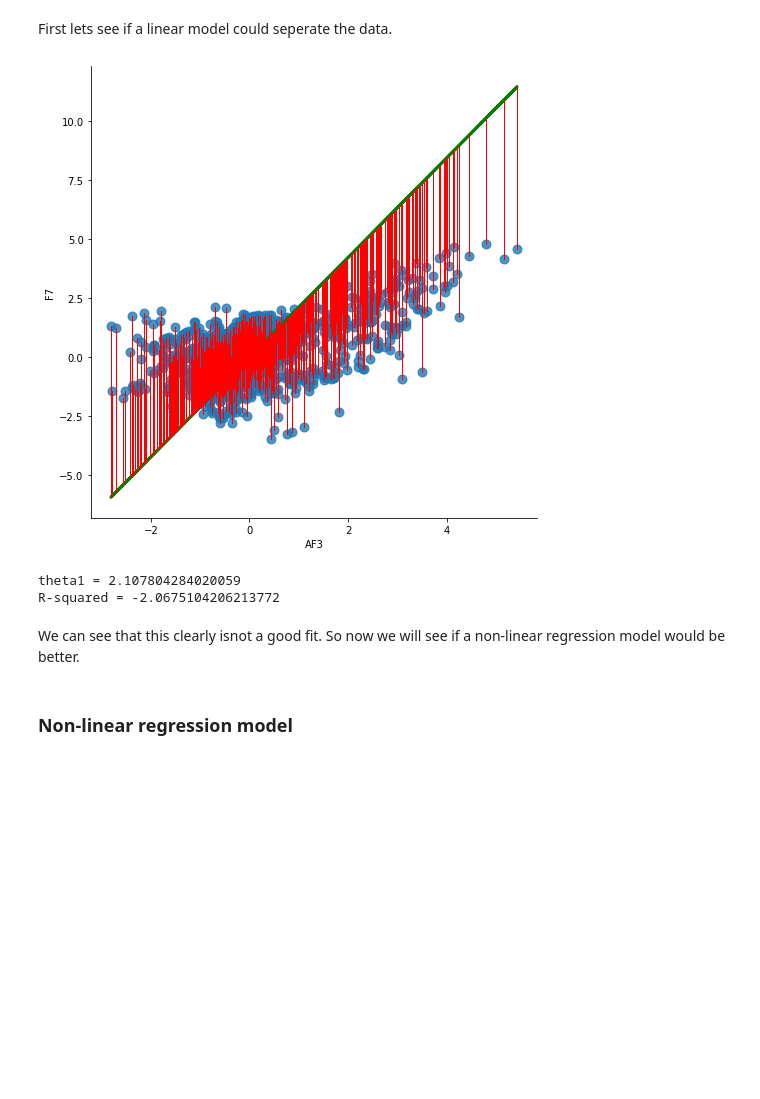
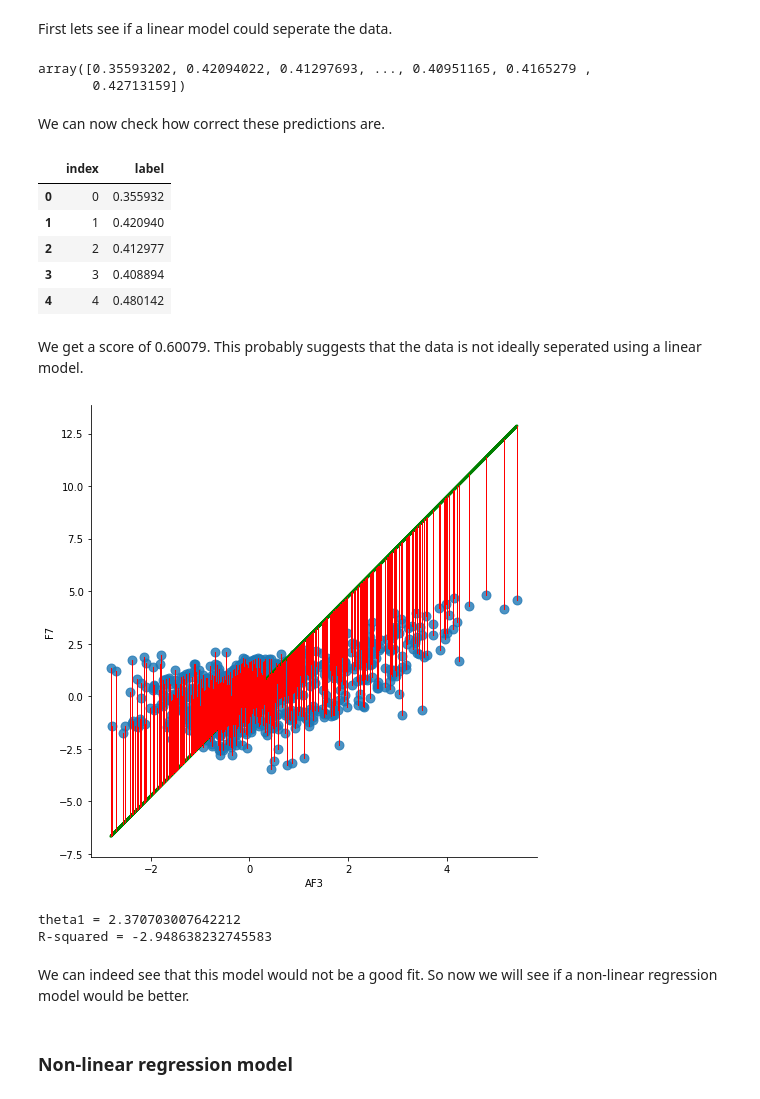
Before and after one commit to JanaDeCoster/Machine_Learning_course_UGent_D012554_kaggle, a Jupyter notebook: Kaggle_eye_blinking_prediciton.ipynb, the cells around one changed output. Drawn from its saved outputs; the diff is of its cells as text; code cells hidden in the pictures; blank space fills up the shorter version.

```diff
--- a/Kaggle_eye_blinking_prediciton.ipynb
+++ b/Kaggle_eye_blinking_prediciton.ipynb
@@ -201,4 +201,30 @@ from sklearn.linear_model import LinearRegression
 from sklearn import metrics
 from sklearn import linear_model
 
-model =
+X = trainset_stand
+y = trainset_stand.pop('label')
+
+X_test = testset_stand
+y_test = testset_stand.pop('index')
+
+model = linear_model.SGDRegressor(eta0=0.001)
+model.fit(X,y)
+predictions = model.predict(X_test)
+predictions
+# %% [output]
+array([0.35593202, 0.42094022, 0.41297693, ..., 0.40951165, 0.4165279 ,
+       0.42713159])
+# %% [markdown]
+We can now check how correct these predictions are.
+# %%
+sample_submission = pd.DataFrame(columns = ['index', 'label'])
+sample_submission['index'] = y_test
+sample_submission['label'] = predictions
+sample_submission.head()
+# %% [output]
+|  | index | label |
+| 0 | 0 | 0.355932 |
+| 1 | 1 | 0.420940 |
+| 2 | 2 | 0.412977 |
+| 3 | 3 | 0.408894 |
+| 4 | 4 | 0.480142 |
@@ -205,7 +235,6 @@ model =
+# %% [markdown]
+We get a score of 0.60079. This probably suggests that the data is not ideally seperated using a linear model.
 # %%
-from sklearn.linear_model import LinearRegression
-from sklearn import metrics
-
 def plot_errors(a,b,X,y):
 	for xi,yi in zip(X,y):
 		plt.plot([xi,xi], [yi,a*xi+b], color='red', lw=1)
@@ -241,11 +270,11 @@ plt.show()
 print("theta1 = {}".format(theta1))
 print("R-squared = {}".format(metrics.r2_score(trainset_stand['F7'],theta1*trainset_stand['AF3'])))
 # %% [output]
-[figure, old version]
+[figure, new version]
-theta1 = 2.107804284020059
-R-squared = -2.0675104206213772
+theta1 = 2.370703007642212
+R-squared = -2.948638232745583
 # %% [markdown]
-We can see that this clearly isnot a good fit. So now we will see if a non-linear regression model would be better.
+We can indeed see that this model would not be a good fit. So now we will see if a non-linear regression model would be better.
 # %% [markdown]
 ### Non-linear regression model
 # %% [markdown]
```
Also changed, not shown: parts of 9 cells of this notebook.
